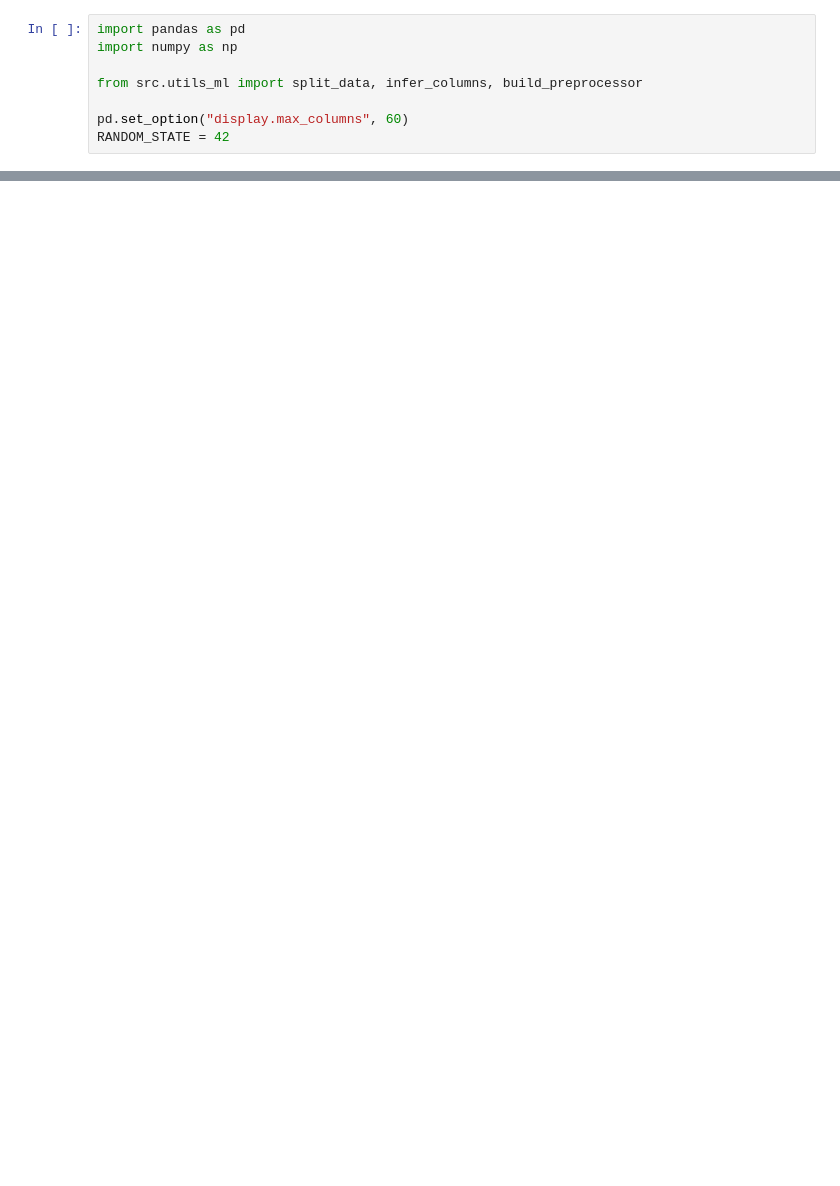
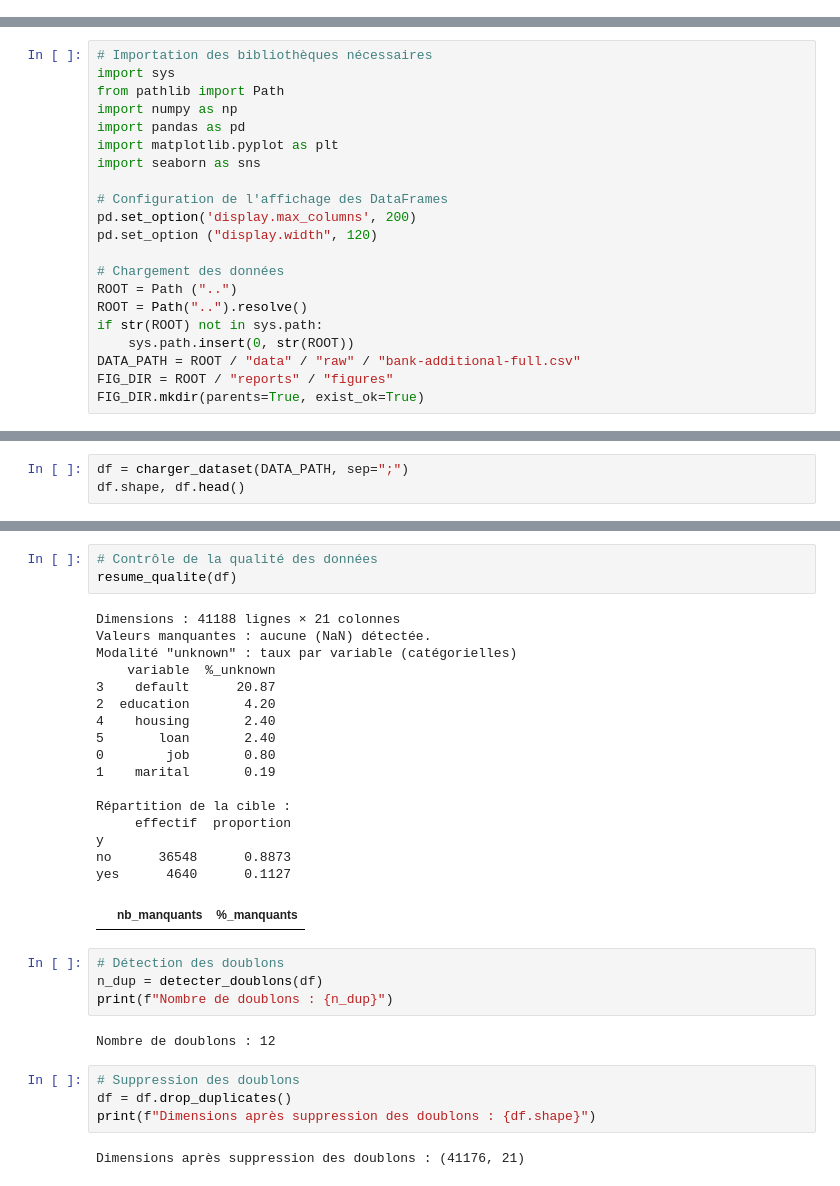
Before and after one commit to ladijadi/Projet_Scoring_bank-marketing, a Jupyter notebook: notebooks/01_exploration_preparation.ipynb, the cells around one changed output, grey strips where cells are left out. Saved outputs shown, nothing was run; the diff lists cells and outputs as text; blank space fills up the shorter version.

```diff
--- a/notebooks/01_exploration_preparation.ipynb
+++ b/notebooks/01_exploration_preparation.ipynb
@@ -13,8 +0,0 @@ dans un cadre prédictif réaliste.
-# %%
-import pandas as pd
-import numpy as np
-
-from src.utils_ml import split_data, infer_columns, build_preprocessor
-
-pd.set_option("display.max_columns", 60)
-RANDOM_STATE = 42
@@ -97,0 +10,21 @@ preprocessor
+# %%
+# Importation des bibliothèques nécessaires
+import sys
+from pathlib import Path
+import numpy as np
+import pandas as pd
+import matplotlib.pyplot as plt
+import seaborn as sns
+
+# Configuration de l'affichage des DataFrames
+pd.set_option('display.max_columns', 200)
+pd.set_option ("display.width", 120)
+
+# Chargement des données
+ROOT = Path ("..")
+ROOT = Path("..").resolve()
+if str(ROOT) not in sys.path:
+    sys.path.insert(0, str(ROOT))
+DATA_PATH = ROOT / "data" / "raw" / "bank-additional-full.csv"
+FIG_DIR = ROOT / "reports" / "figures"
+FIG_DIR.mkdir(parents=True, exist_ok=True)
@@ -97,0 +48,3 @@ preprocessor
+# %%
+df = charger_dataset(DATA_PATH, sep=";")
+df.shape, df.head()
@@ -97,0 +87,33 @@ preprocessor
+# %%
+# Contrôle de la qualité des données
+resume_qualite(df)
+# %% [output]
+Dimensions : 41188 lignes × 21 colonnes
+Valeurs manquantes : aucune (NaN) détectée.
+Modalité "unknown" : taux par variable (catégorielles)
+    variable  %_unknown
+3    default      20.87
+2  education       4.20
+4    housing       2.40
+5       loan       2.40
+0        job       0.80
+1    marital       0.19
+
+Répartition de la cible :
+     effectif  proportion
+y
+no      36548      0.8873
+yes      4640      0.1127
+|  | nb_manquants | %_manquants |
+# %%
+# Détection des doublons
+n_dup = detecter_doublons(df)
+print(f"Nombre de doublons : {n_dup}")
+# %% [output]
+Nombre de doublons : 12
+# %%
+# Suppression des doublons
+df = df.drop_duplicates()
+print(f"Dimensions après suppression des doublons : {df.shape}")
+# %% [output]
+Dimensions après suppression des doublons : (41176, 21)
```
Also changed, not shown: parts of 40 cells of this notebook, 17 other files.
